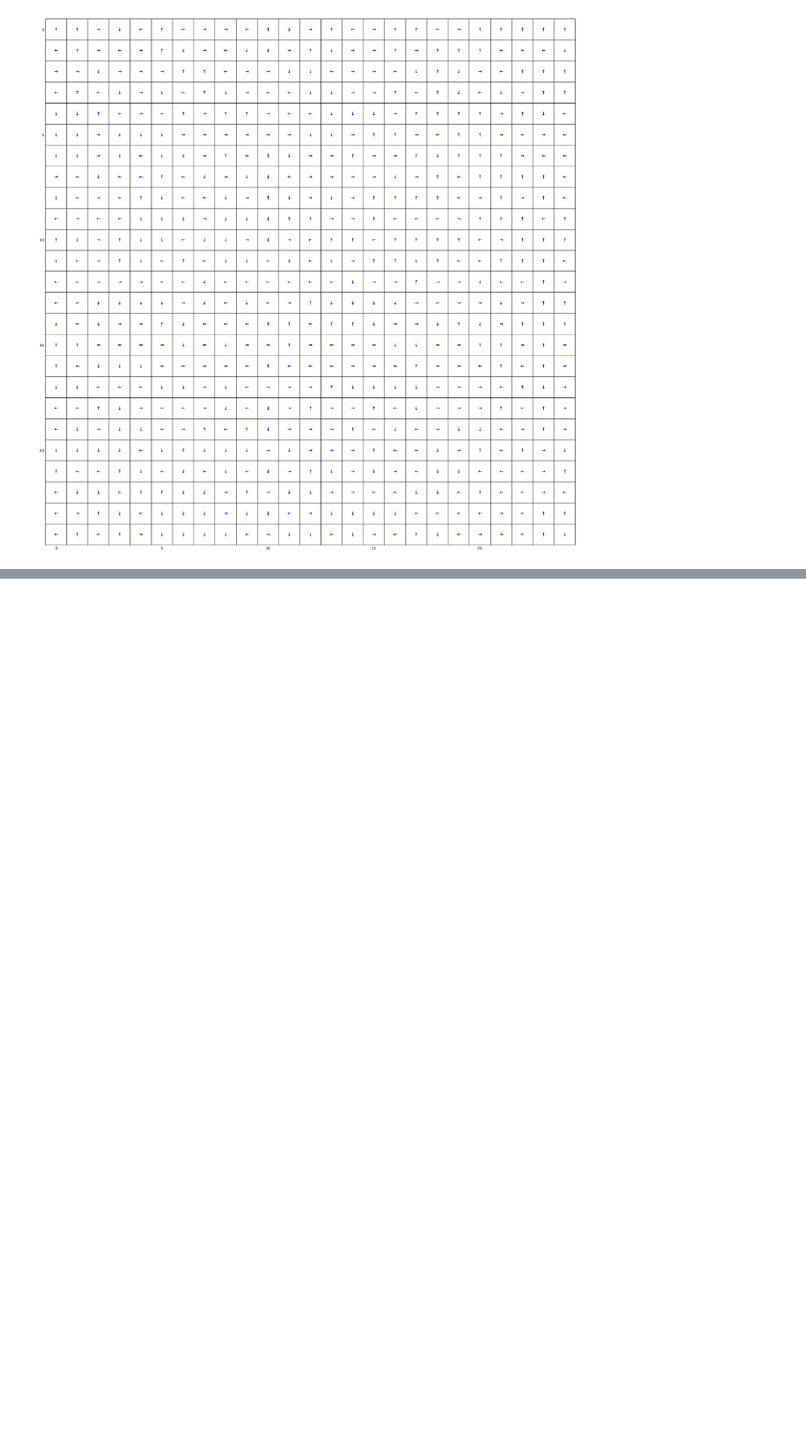
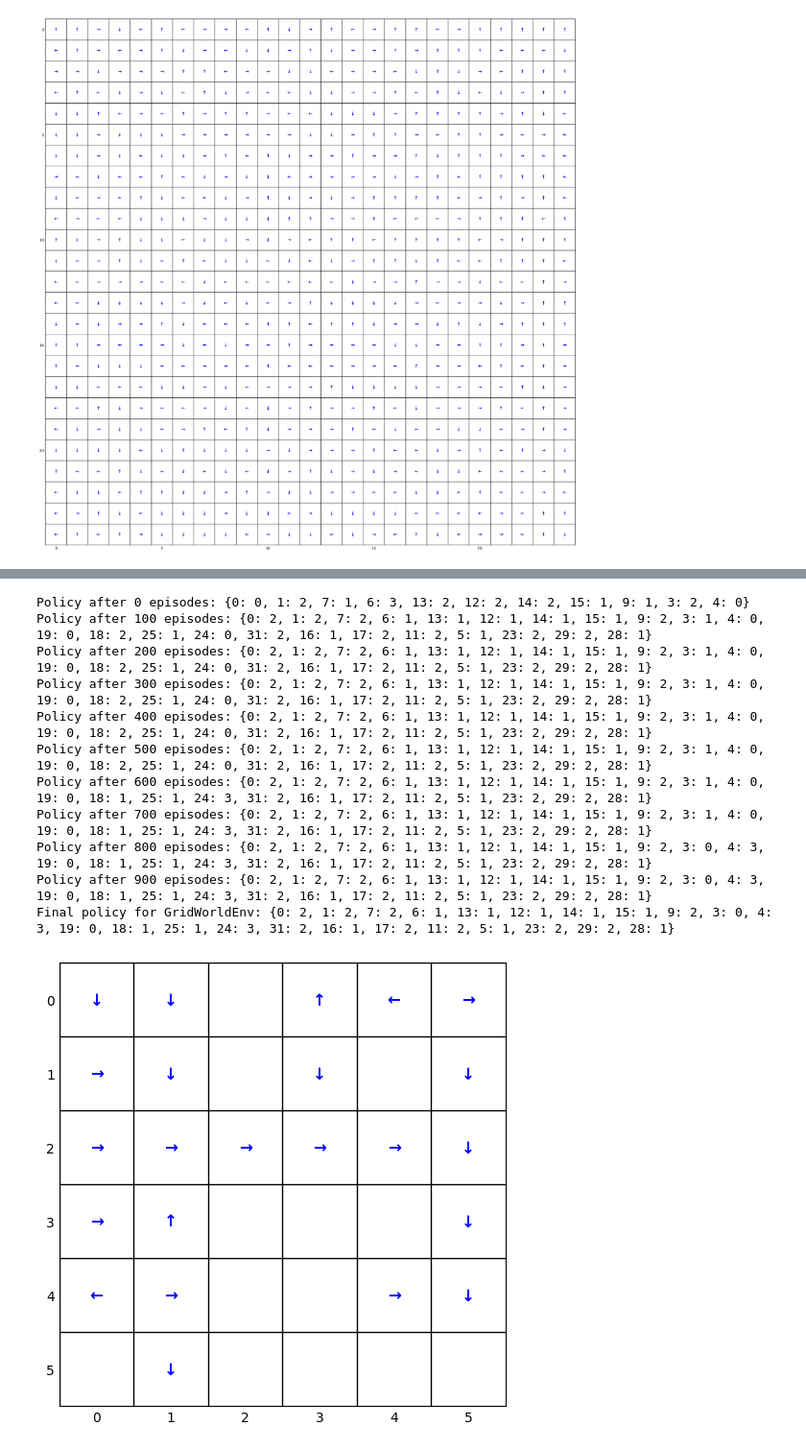
Before and after one commit to jbrismor/Hw-2_RL, a Jupyter notebook: testing.ipynb, the cells around one changed output, grey strips where cells are left out. Shown: that part at 96% size. Cells and saved outputs as stored; diff of their text form; code cells hidden in the pictures; blank space fills up the shorter version.

```diff
--- a/testing.ipynb
+++ b/testing.ipynb
@@ -159,0 +241,22 @@ State 624: Action 1
+# %%
+# For GridWorldEnv
+env = GridWorldEnv()
+td_solver = TDSolver(env, gamma=0.99, alpha=0.1, epsilon=0.1, episodes=1000, method="q_learning")
+policy = td_solver.run()
+print("Final policy for GridWorldEnv:", policy)
+
+plotter = PolicyPlotter_MC(env.grid_size, policy, walls=env.walls, terminal_states=env.terminal_states)
+plotter.plot()
+# %% [output]
+Policy after 0 episodes: {0: 0, 1: 2, 7: 1, 6: 3, 13: 2, 12: 2, 14: 2, 15: 1, 9: 1, 3: 2, 4: 0}
+Policy after 100 episodes: {0: 2, 1: 2, 7: 2, 6: 1, 13: 1, 12: 1, 14: 1, 15: 1, 9: 2, 3: 1, 4: 0, 19: 0, 18: 2, 25: 1, 24: 0, 31: 2, 16: 1, 17: 2, 11: 2, 5: 1, 23: 2, 29: 2, 28: 1}
+Policy after 200 episodes: {0: 2, 1: 2, 7: 2, 6: 1, 13: 1, 12: 1, 14: 1, 15: 1, 9: 2, 3: 1, 4: 0, 19: 0, 18: 2, 25: 1, 24: 0, 31: 2, 16: 1, 17: 2, 11: 2, 5: 1, 23: 2, 29: 2, 28: 1}
+Policy after 300 episodes: {0: 2, 1: 2, 7: 2, 6: 1, 13: 1, 12: 1, 14: 1, 15: 1, 9: 2, 3: 1, 4: 0, 19: 0, 18: 2, 25: 1, 24: 0, 31: 2, 16: 1, 17: 2, 11: 2, 5: 1, 23: 2, 29: 2, 28: 1}
+Policy after 400 episodes: {0: 2, 1: 2, 7: 2, 6: 1, 13: 1, 12: 1, 14: 1, 15: 1, 9: 2, 3: 1, 4: 0, 19: 0, 18: 2, 25: 1, 24: 0, 31: 2, 16: 1, 17: 2, 11: 2, 5: 1, 23: 2, 29: 2, 28: 1}
+Policy after 500 episodes: {0: 2, 1: 2, 7: 2, 6: 1, 13: 1, 12: 1, 14: 1, 15: 1, 9: 2, 3: 1, 4: 0, 19: 0, 18: 2, 25: 1, 24: 0, 31: 2, 16: 1, 17: 2, 11: 2, 5: 1, 23: 2, 29: 2, 28: 1}
+Policy after 600 episodes: {0: 2, 1: 2, 7: 2, 6: 1, 13: 1, 12: 1, 14: 1, 15: 1, 9: 2, 3: 1, 4: 0, 19: 0, 18: 1, 25: 1, 24: 3, 31: 2, 16: 1, 17: 2, 11: 2, 5: 1, 23: 2, 29: 2, 28: 1}
+Policy after 700 episodes: {0: 2, 1: 2, 7: 2, 6: 1, 13: 1, 12: 1, 14: 1, 15: 1, 9: 2, 3: 1, 4: 0, 19: 0, 18: 1, 25: 1, 24: 3, 31: 2, 16: 1, 17: 2, 11: 2, 5: 1, 23: 2, 29: 2, 28: 1}
+Policy after 800 episodes: {0: 2, 1: 2, 7: 2, 6: 1, 13: 1, 12: 1, 14: 1, 15: 1, 9: 2, 3: 0, 4: 3, 19: 0, 18: 1, 25: 1, 24: 3, 31: 2, 16: 1, 17: 2, 11: 2, 5: 1, 23: 2, 29: 2, 28: 1}
+Policy after 900 episodes: {0: 2, 1: 2, 7: 2, 6: 1, 13: 1, 12: 1, 14: 1, 15: 1, 9: 2, 3: 0, 4: 3, 19: 0, 18: 1, 25: 1, 24: 3, 31: 2, 16: 1, 17: 2, 11: 2, 5: 1, 23: 2, 29: 2, 28: 1}
+Final policy for GridWorldEnv: {0: 2, 1: 2, 7: 2, 6: 1, 13: 1, 12: 1, 14: 1, 15: 1, 9: 2, 3: 0, 4: 3, 19: 0, 18: 1, 25: 1, 24: 3, 31: 2, 16: 1, 17: 2, 11: 2, 5: 1, 23: 2, 29: 2, 28: 1}
+[figure, added]
```
Also changed, not shown: parts of 4 cells of this notebook.
